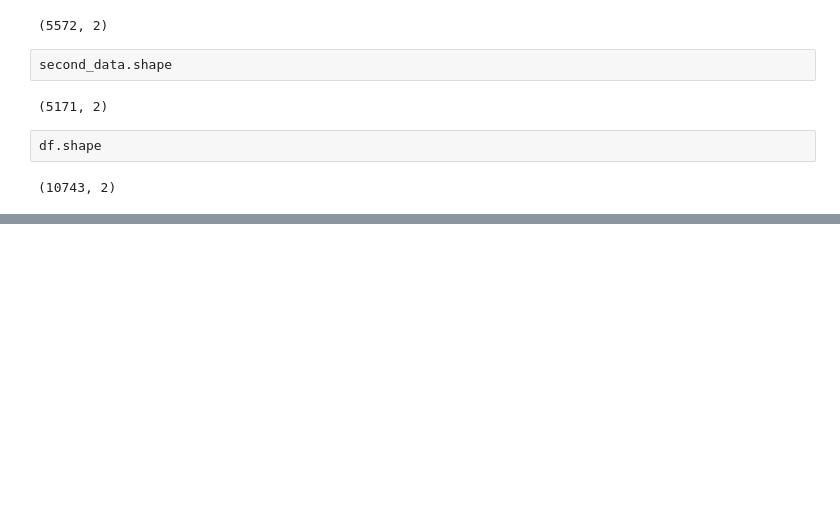
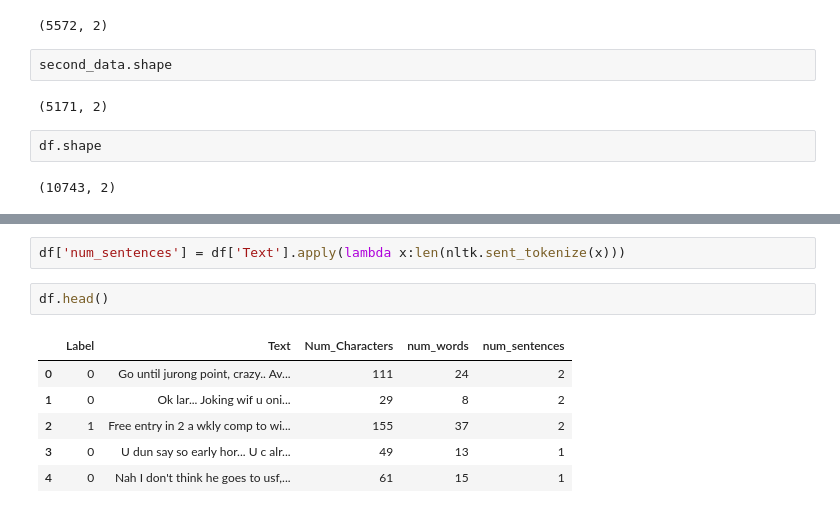
Before and after one commit to CodingWithSatyam/TempliAi, a Jupyter notebook: Model/Model.ipynb, the cells around one changed output, grey strips where cells are left out. Drawn from its saved outputs; the diff is of its cells as text; blank space fills up the shorter version.

```diff
--- a/Model/Model.ipynb
+++ b/Model/Model.ipynb
@@ -97,0 +184,11 @@ df.shape
+# %%
+df['num_sentences'] = df['Text'].apply(lambda x:len(nltk.sent_tokenize(x)))
+# %%
+df.head()
+# %% [output]
+|  | Label | Text | Num_Characters | num_words | num_sentences |
+| 0 | 0 | Go until jurong point, crazy.. Av... | 111 | 24 | 2 |
+| 1 | 0 | Ok lar... Joking wif u oni... | 29 | 8 | 2 |
+| 2 | 1 | Free entry in 2 a wkly comp to wi... | 155 | 37 | 2 |
+| 3 | 0 | U dun say so early hor... U c alr... | 49 | 13 | 1 |
+| 4 | 0 | Nah I don't think he goes to usf,... | 61 | 15 | 1 |
```
Also changed, not shown: parts of 33 cells of this notebook, 13 other files.
